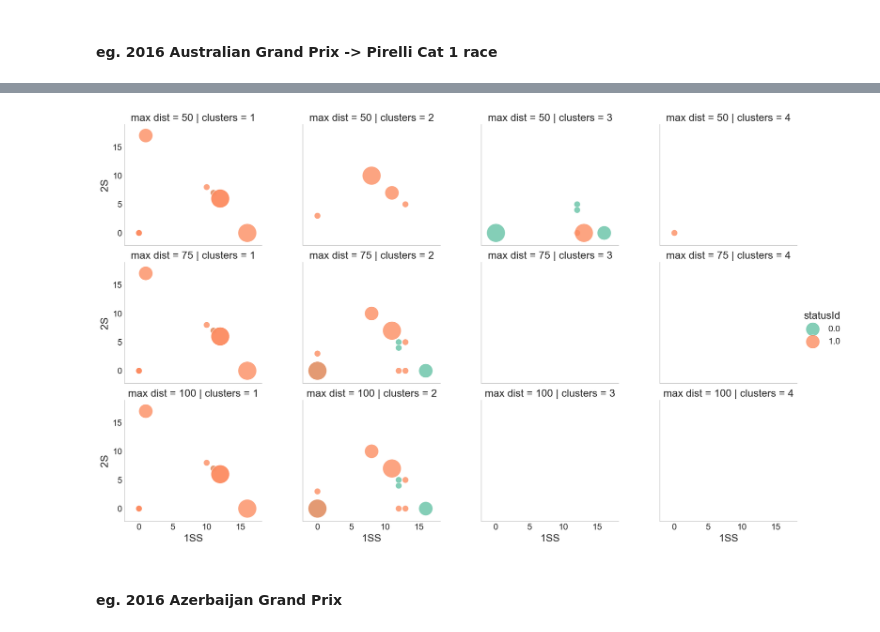
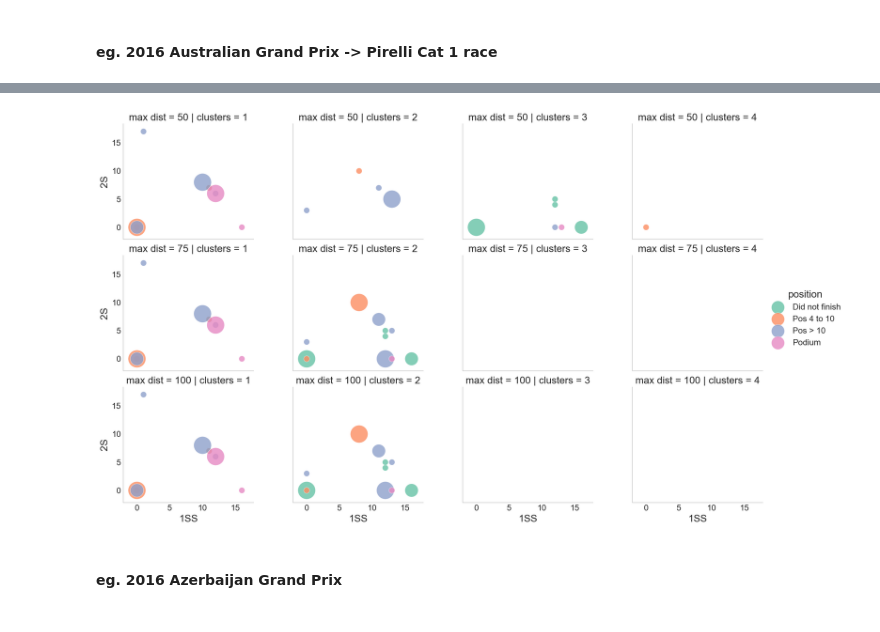
Before and after one commit to dianaow/Formula-1, a Jupyter notebook: Cluster Analysis/Clustering Race Strategies.ipynb, the cells around one changed output, grey strips where cells are left out. Saved outputs shown, nothing was run; the diff lists cells and outputs as text; code cells hidden in the pictures.

```diff
--- a/Cluster Analysis/Clustering Race Strategies.ipynb
+++ b/Cluster Analysis/Clustering Race Strategies.ipynb
@@ -49,19 +162,3 @@ pirelli = pirelli[pirelli['name'] != 'German Grand Prix']
 cat1 = ['1SS', '1S', '1M', '2SS', '2S', '2M', '3SS', '3S', '3M', '4SS', '4S', '4M'] # SS, S, M = 1, # S, M = 1
 cat2 = ['1H', '1S', '1M', '2H', '2S', '2M', '3H', '3S', '3M', '4H', '4S', '4M'] # S, M, H = 2, # M, H = 2
 cat3 = ['1SS', '1S', '1US', '2SS', '2S', '2US', '3SS', '3S', '3US', '4SS', '4S', '4US']  # SS, S, US = 3, # SS, S = 3
-# %%
-def get_clusters(df_one_race, index_list, max_dist):
-
-    # Data prep (DF CONTAINS ONE ONE RACE ONLY)
-    df = df_one_race.drop(index_list, axis=1)
-    X = df.as_matrix(columns=None)
-    Z = linkage(X, 'ward')
-    c, coph_dists = cophenet(Z, pdist(X))
-    clusters = fcluster(Z, max_dist, criterion='distance')
-
-    report = pd.DataFrame({"Number of clusters": len(set(clusters)), "c": c}, index=[0])
-    cl = pd.DataFrame(clusters, columns=['clusters'])
-    cl['max dist'] = max_dist
-    df_cl = pd.concat([df_one_race.reset_index(drop=True), cl], axis=1)
-
-    return report, df_cl
@@ -86,8 +164,0 @@ def plot_dendogram(df_one_race):
-# %%
-def plot_clusters(df, row, col, scatter_x, scatter_y, hue, col_for_s):
-
-    g = sns.FacetGrid(df, row=row, col=col, hue=hue, aspect=1, size=4, palette='Set2')
-    g.map(plt.scatter, scatter_x, scatter_y, alpha=0.8, edgecolor='white', linewidth=0.5, s=100+df[col_for_s]*20)
-    fig = g.fig
-    fig.subplots_adjust(top=0.8, wspace=0.3)
-    l = g.add_legend(title=hue)
@@ -129,10 +176,9 @@ SS = cat1[0::3]
 S = cat1[1::3]
 M = cat1[2::3]
 # %%
-aus = dr_stint[(dr_stint['year'] == 2016) & (dr_stint['name'] == \
-                                             'Australian Grand Prix')][index_list+ cat1].reset_index(drop=True)
-aus = pd.merge(aus, dataset[index_list+['statusId']], on=index_list, how='left')
-aus[aus['statusId'] == 0]
+aus = dr_stint[(dr_stint['year'] == 2016) & (dr_stint['name'] == 'Australian Grand Prix')]\
+     [index_list+ cat1+['position', 'constructorRef']].reset_index(drop=True)
+aus
 # %% [output]
 |  | year | driverRef | name | 1SS | 1S | 1M | 2SS | 2S | 2M | 3SS | 3S | ... |
 | 0 | 2016 | alonso | Australian Grand Prix | 12.0 | 0.0 | 0.0 | 0.0 | 4.0 | 0.0 | 0.0 | 0.0 | ... |
@@ -143,6 +200,8 @@ aus[aus['statusId'] == 0]
 # %%
 max_dist = [50,75,100]
 df_aus = pd.DataFrame()
+report_aus = pd.DataFrame()
 for i in max_dist:
     df_report, df_clusters = get_clusters(aus, index_list, max_dist=i)
     df_aus = pd.concat([df_aus, df_clusters])
+    report_aus = pd.concat([report_aus, df_report])
@@ -153,8 +224,8 @@ plot_dendogram(aus)
 # %%
 plot_clusters(df=df_aus, row='max dist', col='clusters', scatter_x=SS[0], scatter_y=S[1],
-              hue='statusId', col_for_s=M[2])
+              hue='position', col_for_s=M[2], filename='aus_clusters.png')
 # %% [output]
-[figure, old version]
+[figure, new version]
 # %% [markdown]
 #### eg. 2016 Azerbaijan Grand Prix
 # %%
```
Also changed, not shown: parts of 51 cells of this notebook, 6 other files.
